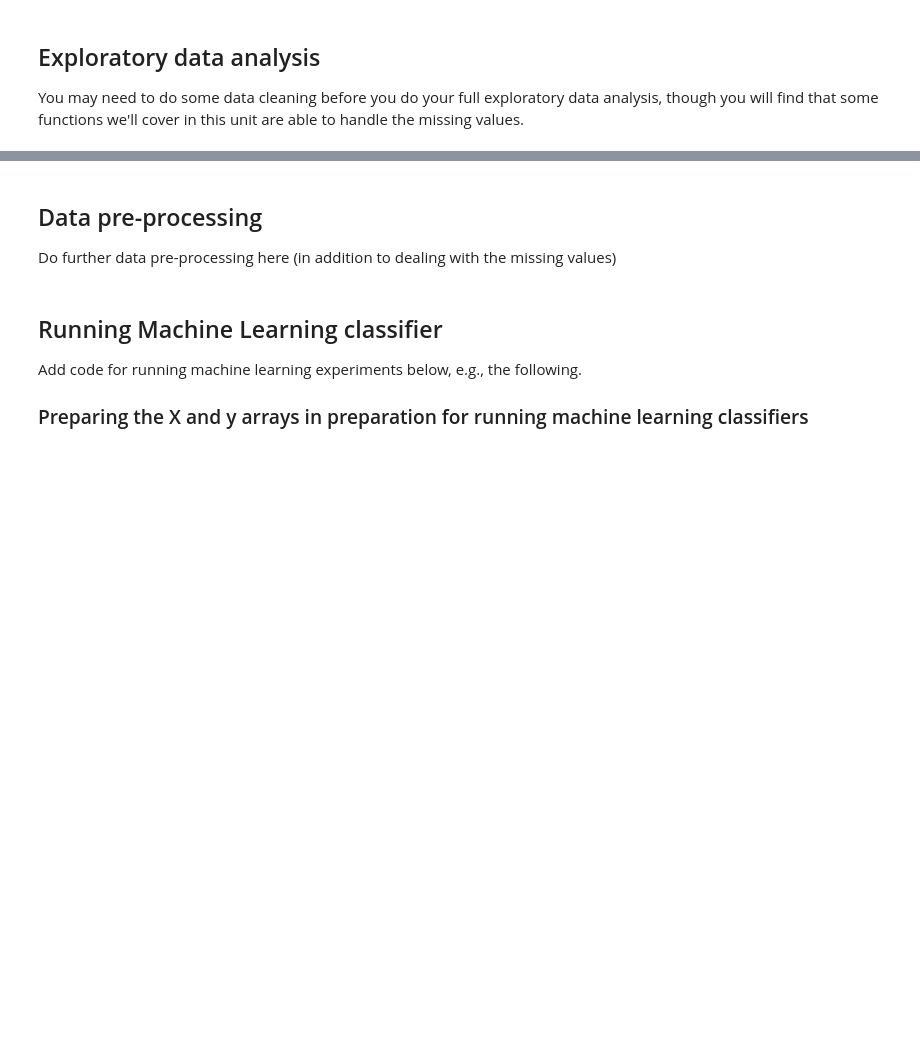
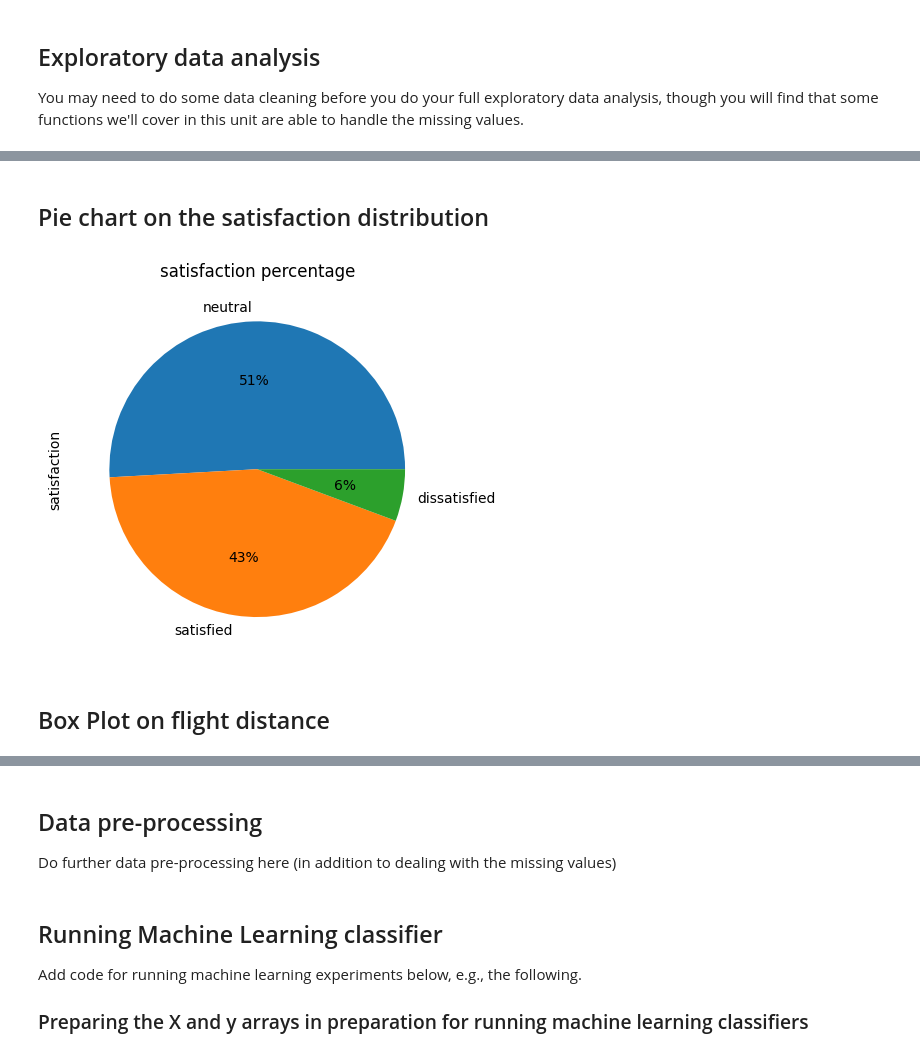
Before and after one commit to bu-ml-2022-23/ml-assignment-Shay-Khamar, a Jupyter notebook: ml-assignment.ipynb, the cells around one changed output, grey strips where cells are left out. Drawn from its saved outputs; the diff is of its cells as text; code cells hidden in the pictures; blank space fills up the shorter version.

```diff
--- a/ml-assignment.ipynb
+++ b/ml-assignment.ipynb
@@ -41,0 +139,9 @@ You may need to do some data cleaning before you do your full exploratory data a
+# %% [markdown]
+## Pie chart on the satisfaction  distribution
+# %%
+dataSet['satisfaction'].value_counts().plot(kind="pie",autopct='%1.0f%%',title='satisfaction percentage');
+plt.figure();
+# %% [output]
+[figure, added]
+# %% [markdown]
+## Box Plot on flight distance
```
Also changed, not shown: parts of 15 cells of this notebook.
